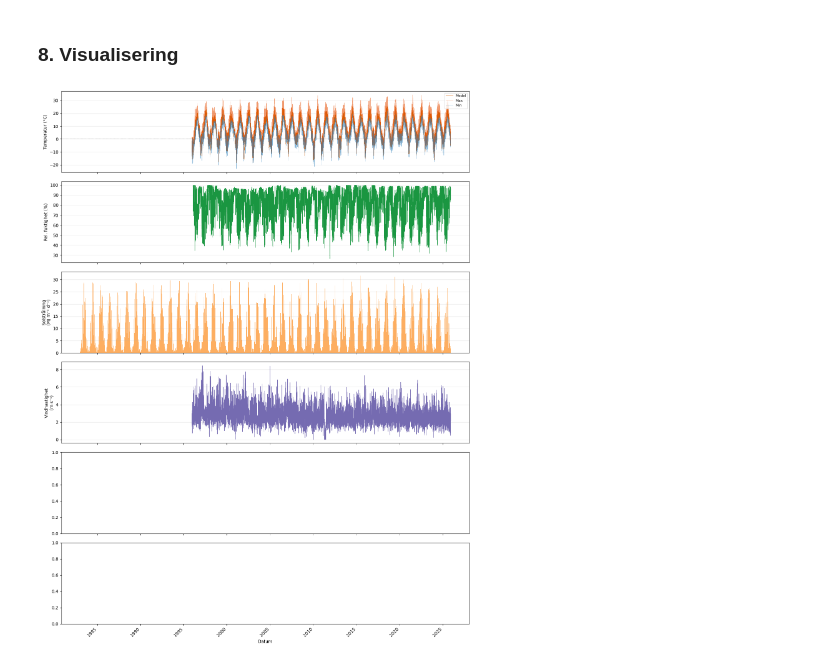
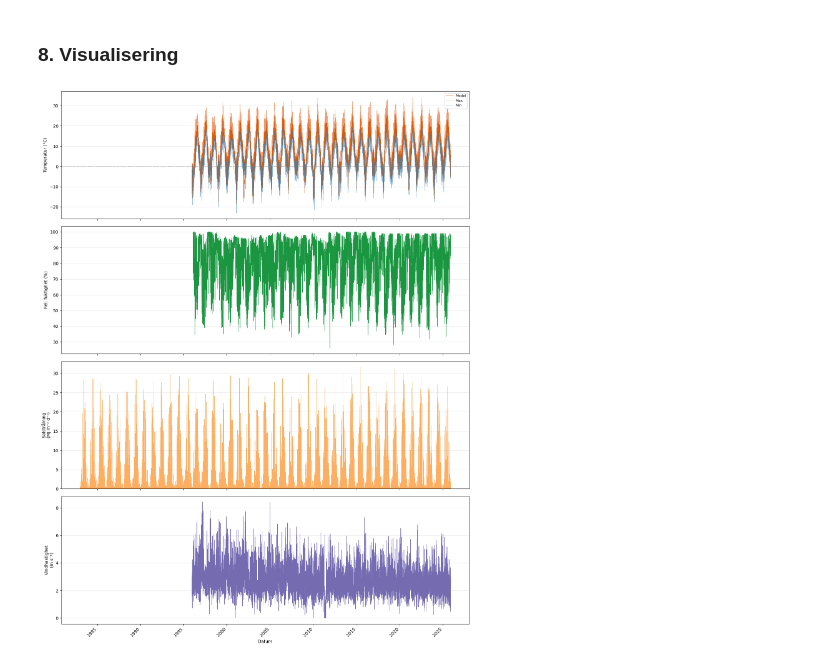
Before and after one commit to ezra-haaf/Hydrogeologiska-storningar, a Jupyter notebook: notebooks/klimatdata.ipynb, the cells around one changed output. Saved outputs shown, nothing was run; the diff lists cells and outputs as text; code cells hidden in the pictures.

```diff
--- a/notebooks/klimatdata.ipynb
+++ b/notebooks/klimatdata.ipynb
@@ -213,36 +213,36 @@ Klimatdata har sparats till ../data\klimatdata.csv
 ### 8. Visualisering
 # %%
 # Översiktsfigur med alla sex variabler i separata delpaneler
-fig, axs = plt.subplots(6, 1, figsize=(14, 18), sharex=True)
+fig, axs = plt.subplots(4, 1, figsize=(14, 18), sharex=True)
 
 # Temperatur: medel, min och max i samma panel
 axs[0].plot(klima.index, klima['Tmean'], color='#d95f02', linewidth=0.8, label='Medel')
 axs[0].plot(klima.index, klima['Tmax'],  color='#e6550d', linewidth=0.5, alpha=0.6, label='Max')
 axs[0].plot(klima.index, klima['Tmin'],  color='#3182bd', linewidth=0.5, alpha=0.6, label='Min')
 axs[0].axhline(0, color='gray', linewidth=0.6, linestyle='--')
 axs[0].set_ylabel('Temperatur (°C)')
 axs[0].legend(fontsize=8, loc='upper right')
 axs[0].grid(axis='y', alpha=0.3)
 
 # Relativ luftfuktighet
 axs[1].plot(klima.index, klima['RHmean'], color='#1a9641', linewidth=0.8)
 axs[1].set_ylabel('Rel. fuktighet (%)')
 axs[1].grid(axis='y', alpha=0.3)
 
 # Solstrålning
 axs[2].bar(klima.index, klima['Rs'], width=1.0, color='#fdae61', label='Rs')
 axs[2].set_ylabel('Solstrålning\n(MJ m⁻² d⁻¹)')
 axs[2].grid(axis='y', alpha=0.3)
 
 # Vindhastighet
 axs[3].plot(klima.index, klima['Windmean'], color='#756bb1', linewidth=0.8)
 axs[3].set_ylabel('Vindhastighet\n(m s⁻¹)')
 axs[3].grid(axis='y', alpha=0.3)
 
 plt.xlabel('Datum')
 plt.xticks(rotation=45, ha='right')
 plt.tight_layout()
 plt.show(block=False)
 plt.close(fig)
 # %% [output]
-[figure, old version]
+[figure, new version]
```
Also changed, not shown: 6 other files.
